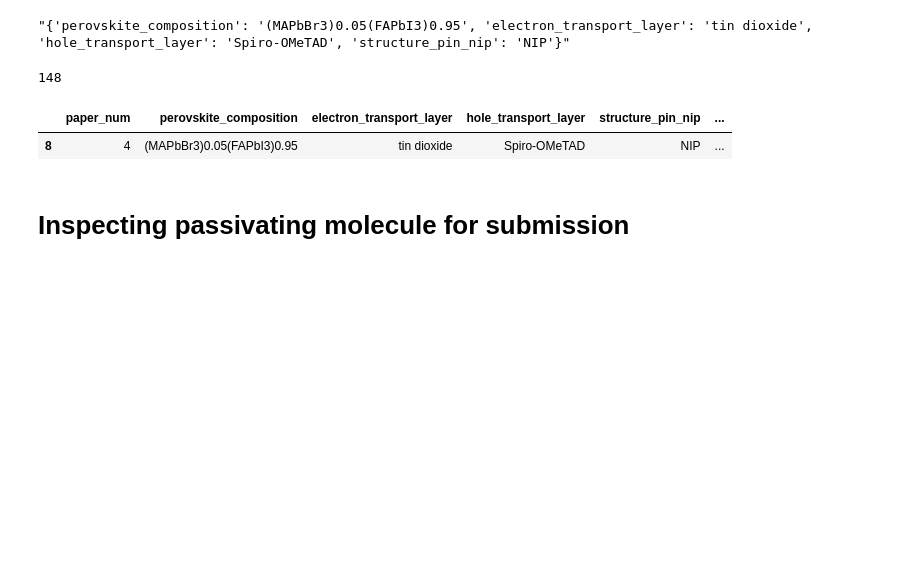
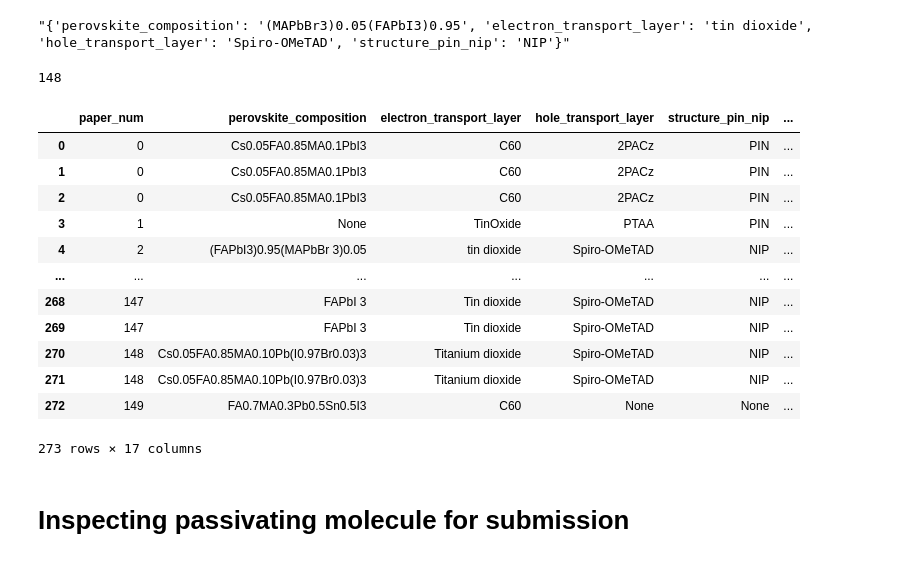
Before and after one commit to kanggunh/DSC180_B11_Q2, a Jupyter notebook: expanding_annotation.ipynb, the cells around one changed output. Cells and saved outputs as stored; diff of their text form; code cells hidden in the pictures; blank space fills up the shorter version.

```diff
--- a/expanding_annotation.ipynb
+++ b/expanding_annotation.ipynb
@@ -63,11 +48,23 @@ df_expanded = pd.DataFrame(expanded_data)
 len(df_expanded['paper_num'].unique())
 # %% [output]
 148
-# %%
-df_expanded[df_expanded['paper_num'] == 4]
-# %% [output]
-|  | paper_num | perovskite_composition | electron_transport_layer | hole_transport_layer | structure_pin_nip | ... |
-| 8 | 4 | (MAPbBr3)0.05(FAPbI3)0.95 | tin dioxide | Spiro-OMeTAD | NIP | ... |
+# %%
+df_expanded = df_expanded.drop(['test'], axis=1)
+df_expanded
+# %% [output]
+|  | paper_num | perovskite_composition | electron_transport_layer | hole_transport_layer | structure_pin_nip | ... |
+| 0 | 0 | Cs0.05FA0.85MA0.1PbI3 | C60 | 2PACz | PIN | ... |
+| 1 | 0 | Cs0.05FA0.85MA0.1PbI3 | C60 | 2PACz | PIN | ... |
+| 2 | 0 | Cs0.05FA0.85MA0.1PbI3 | C60 | 2PACz | PIN | ... |
+| 3 | 1 | None | TinOxide | PTAA | PIN | ... |
+| 4 | 2 | (FAPbI3)0.95(MAPbBr 3)0.05 | tin dioxide | Spiro-OMeTAD | NIP | ... |
+| ... | ... | ... | ... | ... | ... | ... |
+| 268 | 147 | FAPbI 3 | Tin dioxide | Spiro-OMeTAD | NIP | ... |
+| 269 | 147 | FAPbI 3 | Tin dioxide | Spiro-OMeTAD | NIP | ... |
+| 270 | 148 | Cs0.05FA0.85MA0.10Pb(I0.97Br0.03)3 | Titanium dioxide | Spiro-OMeTAD | NIP | ... |
+| 271 | 148 | Cs0.05FA0.85MA0.10Pb(I0.97Br0.03)3 | Titanium dioxide | Spiro-OMeTAD | NIP | ... |
+| 272 | 149 | FA0.7MA0.3Pb0.5Sn0.5I3 | C60 | None | None | ... |
+273 rows × 17 columns
 # %% [markdown]
 # Inspecting passivating molecule for submission
 # %%
```
Also changed, not shown: parts of 4 cells of this notebook, 2 other files.
